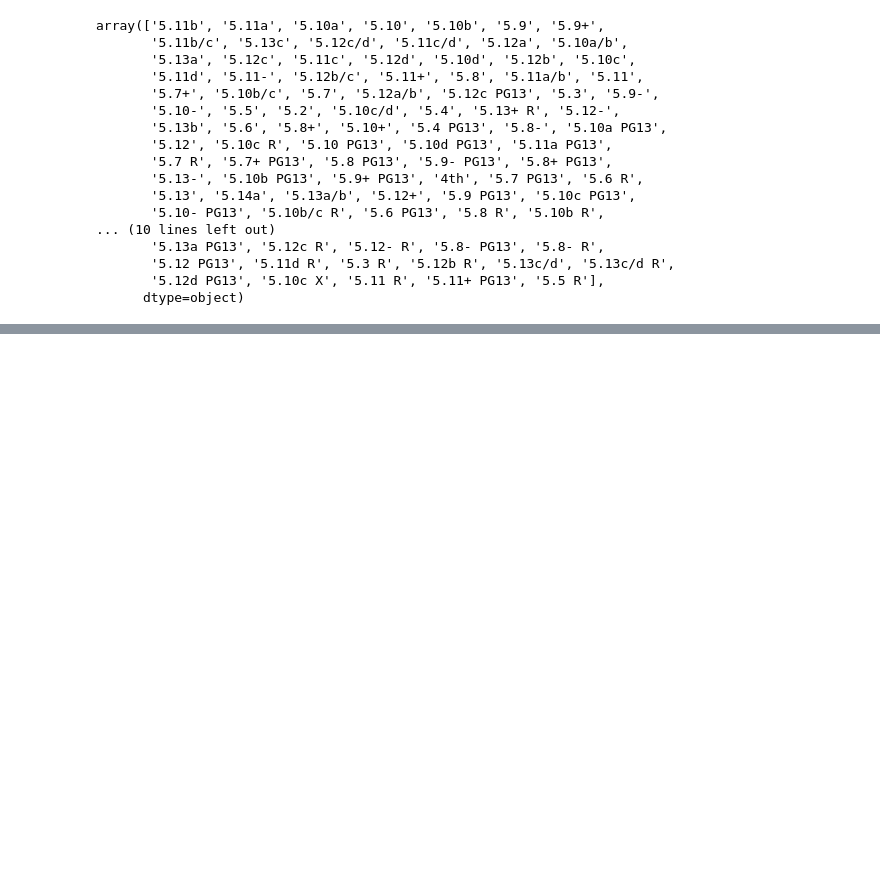
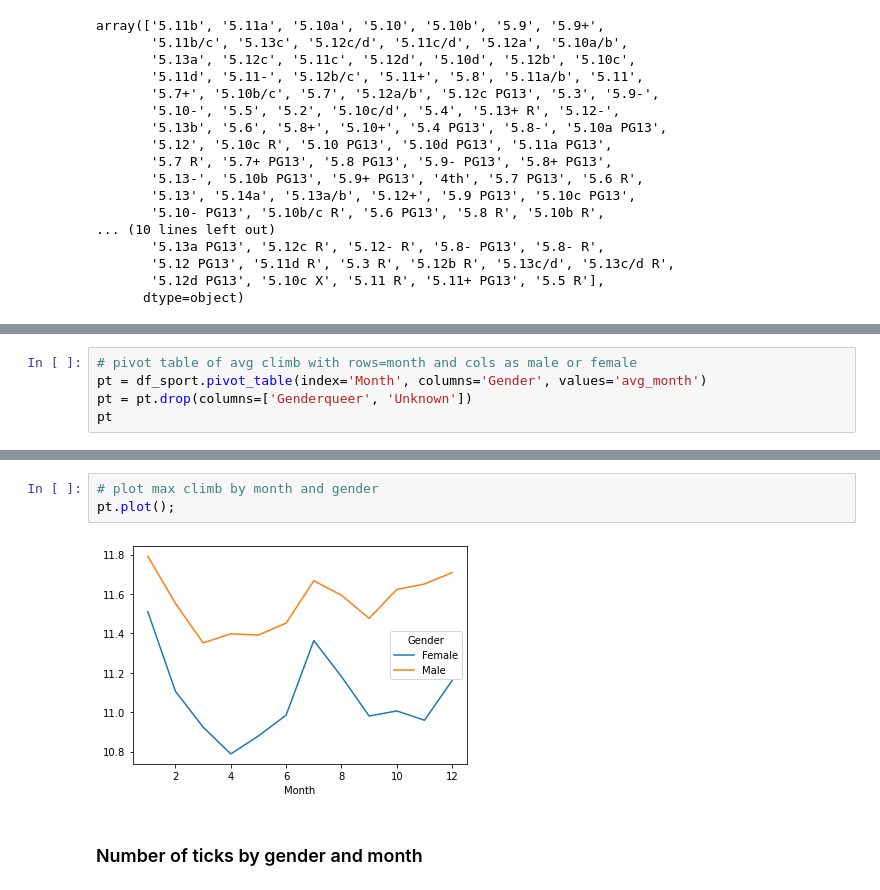
Before and after one commit to kaitlyn-k-zeichick/Project5, a Jupyter notebook: EDA.ipynb, the cells around one changed output, grey strips where cells are left out. Saved outputs shown, nothing was run; the diff lists cells and outputs as text; blank space fills up the shorter version.

```diff
--- a/EDA.ipynb
+++ b/EDA.ipynb
@@ -105,0 +486,5 @@ array(['5.11b', '5.11a', '5.10a', '5.10', '5.10b', '5.9', '5.9+',
+# %%
+# pivot table of avg climb with rows=month and cols as male or female
+pt = df_sport.pivot_table(index='Month', columns='Gender', values='avg_month')
+pt = pt.drop(columns=['Genderqueer', 'Unknown'])
+pt
@@ -105,0 +506,7 @@ array(['5.11b', '5.11a', '5.10a', '5.10', '5.10b', '5.9', '5.9+',
+# %%
+# plot max climb by month and gender
+pt.plot();
+# %% [output]
+[figure, added]
+# %% [markdown]
+### Number of ticks by gender and month
```
Also changed, not shown: parts of 170 cells of this notebook, 2 other files.
